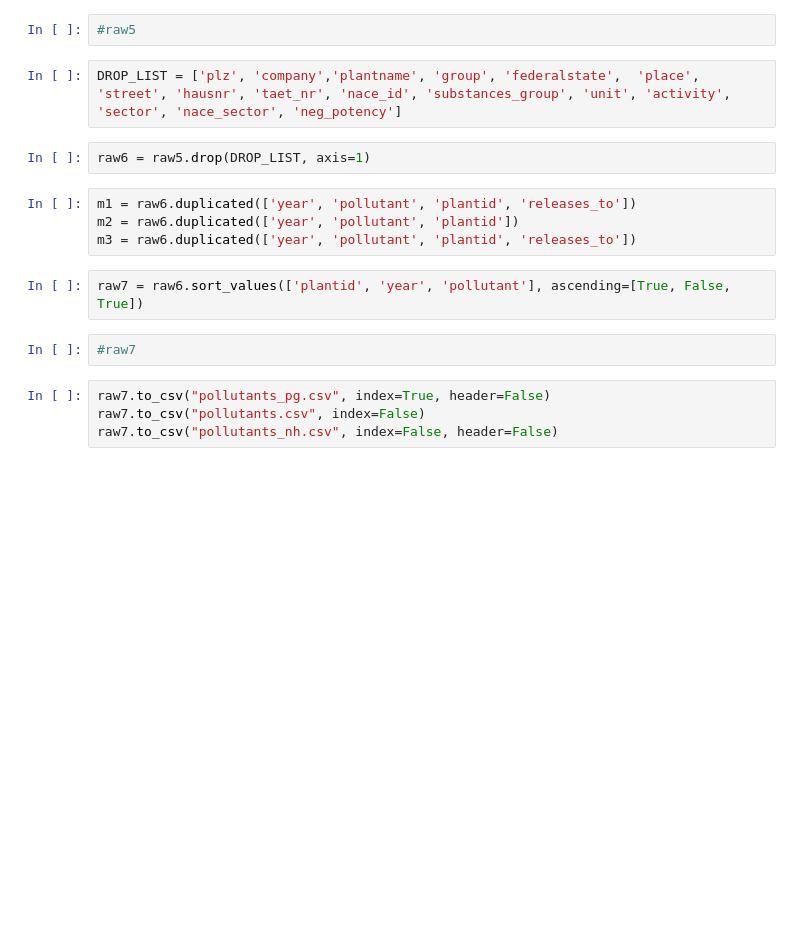
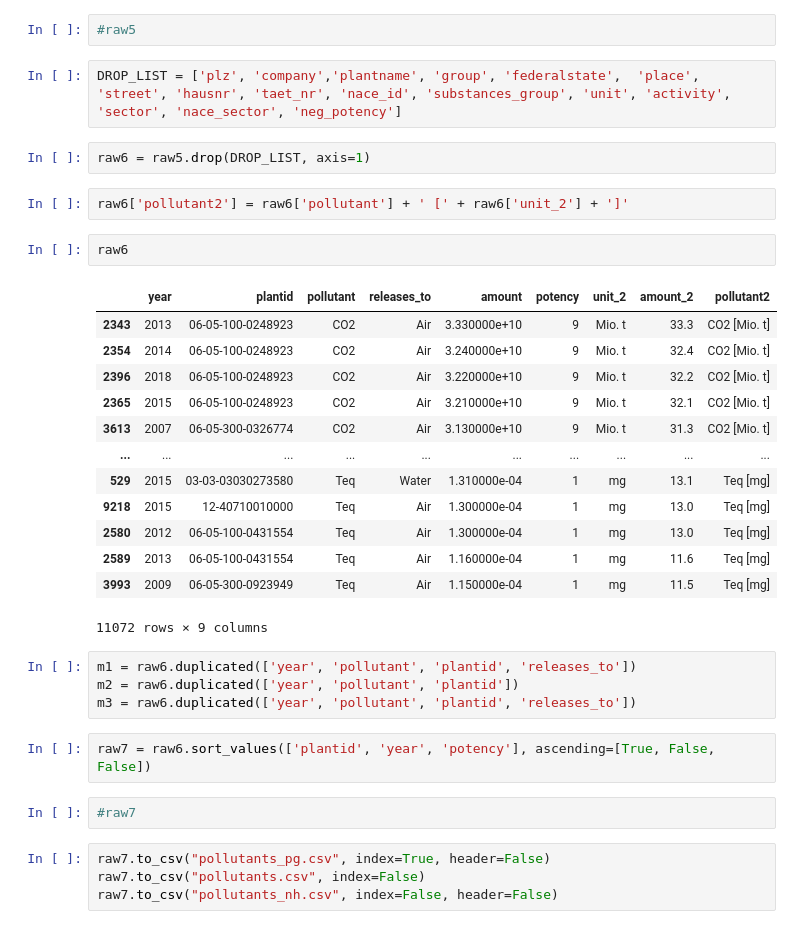
Before and after one commit to sidietz/plantwatch-data, a Jupyter notebook: pollution/pollution.ipynb, the cells around one changed output. Cells and saved outputs as stored; diff of their text form; blank space fills up the shorter version.

```diff
--- a/pollution/pollution.ipynb
+++ b/pollution/pollution.ipynb
@@ -155,12 +137,30 @@ raw5.loc[raw5['pollutant'] == "Teq"] = raw5.loc[raw5['pollutant'] == "Teq"].repl
 DROP_LIST = ['plz', 'company','plantname', 'group', 'federalstate',  'place', 'street', 'hausnr', 'taet_nr', 'nace_id', 'substances_group', 'unit', 'activity', 'sector', 'nace_sector', 'neg_potency']
 # %%
 raw6 = raw5.drop(DROP_LIST, axis=1)
+# %%
+raw6['pollutant2'] = raw6['pollutant'] + ' [' + raw6['unit_2'] + ']'
+# %%
+raw6
+# %% [output]
+|  | year | plantid | pollutant | releases_to | amount | potency | unit_2 | amount_2 | pollutant2 |
+| 2343 | 2013 | 06-05-100-0248923 | CO2 | Air | 3.330000e+10 | 9 | Mio. t | 33.3 | CO2 [Mio. t] |
+| 2354 | 2014 | 06-05-100-0248923 | CO2 | Air | 3.240000e+10 | 9 | Mio. t | 32.4 | CO2 [Mio. t] |
+| 2396 | 2018 | 06-05-100-0248923 | CO2 | Air | 3.220000e+10 | 9 | Mio. t | 32.2 | CO2 [Mio. t] |
+| 2365 | 2015 | 06-05-100-0248923 | CO2 | Air | 3.210000e+10 | 9 | Mio. t | 32.1 | CO2 [Mio. t] |
+| 3613 | 2007 | 06-05-300-0326774 | CO2 | Air | 3.130000e+10 | 9 | Mio. t | 31.3 | CO2 [Mio. t] |
+| ... | ... | ... | ... | ... | ... | ... | ... | ... | ... |
+| 529 | 2015 | 03-03-03030273580 | Teq | Water | 1.310000e-04 | 1 | mg | 13.1 | Teq [mg] |
+| 9218 | 2015 | 12-40710010000 | Teq | Air | 1.300000e-04 | 1 | mg | 13.0 | Teq [mg] |
+| 2580 | 2012 | 06-05-100-0431554 | Teq | Air | 1.300000e-04 | 1 | mg | 13.0 | Teq [mg] |
+| 2589 | 2013 | 06-05-100-0431554 | Teq | Air | 1.160000e-04 | 1 | mg | 11.6 | Teq [mg] |
+| 3993 | 2009 | 06-05-300-0923949 | Teq | Air | 1.150000e-04 | 1 | mg | 11.5 | Teq [mg] |
+11072 rows × 9 columns
 # %%
 m1 = raw6.duplicated(['year', 'pollutant', 'plantid', 'releases_to'])
 m2 = raw6.duplicated(['year', 'pollutant', 'plantid'])
 m3 = raw6.duplicated(['year', 'pollutant', 'plantid', 'releases_to'])
 # %%
-raw7 = raw6.sort_values(['plantid', 'year', 'pollutant'], ascending=[True, False, True])
+raw7 = raw6.sort_values(['plantid', 'year', 'potency'], ascending=[True, False, False])
 # %%
 #raw7
 # %%
```
Also changed, not shown: parts of 9 cells of this notebook, 2 other files.
